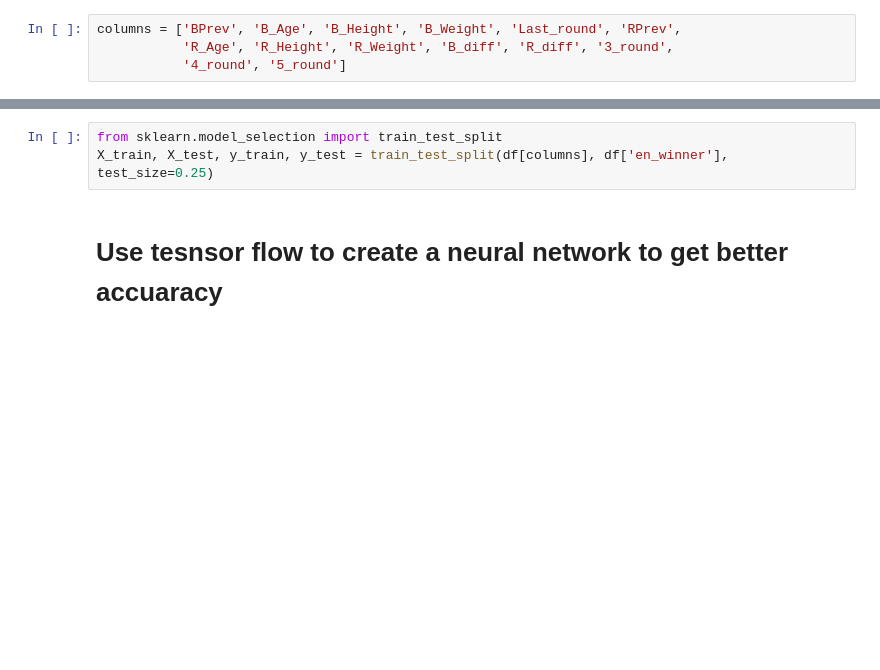
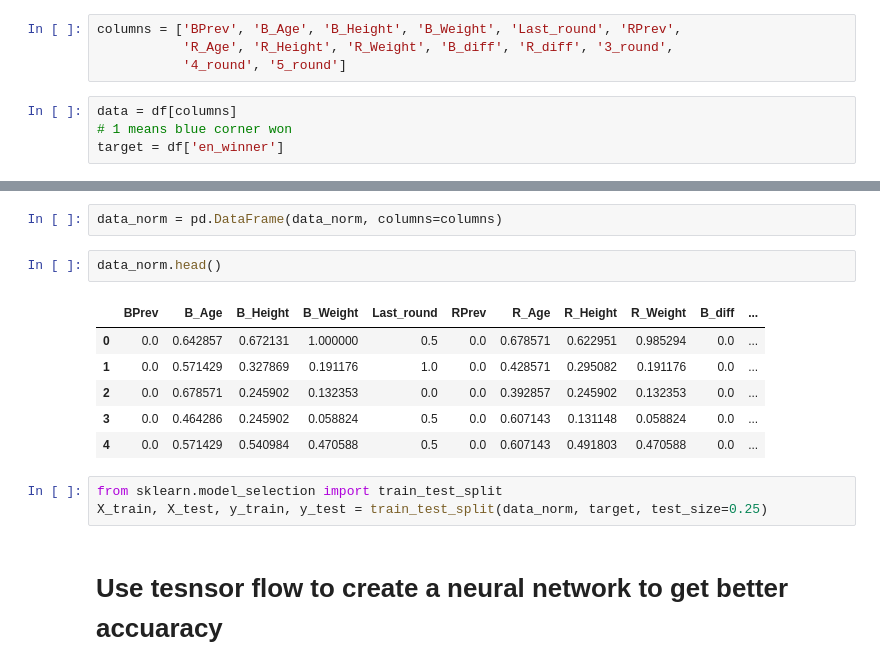
Before and after one commit to PWalis/UFC_DataAnalysis, a Jupyter notebook: Classification.ipynb, the cells around one changed output, grey strips where cells are left out. Cells and saved outputs as stored; diff of their text form; blank space fills up the shorter version.

```diff
--- a/Classification.ipynb
+++ b/Classification.ipynb
@@ -23,3 +23,7 @@ df['en_winner'] = en_winner
 columns = ['BPrev', 'B_Age', 'B_Height', 'B_Weight', 'Last_round', 'RPrev',
            'R_Age', 'R_Height', 'R_Weight', 'B_diff', 'R_diff', '3_round',
            '4_round', '5_round']
+# %%
+data = df[columns]
+# 1 means blue corner won
+target = df['en_winner']
@@ -26,6 +49,17 @@ columns = ['BPrev', 'B_Age', 'B_Height', 'B_Weight', 'Last_round', 'RPrev',
+# %%
+data_norm = pd.DataFrame(data_norm, columns=columns)
+# %%
+data_norm.head()
+# %% [output]
+|  | BPrev | B_Age | B_Height | B_Weight | Last_round | RPrev | R_Age | R_Height | R_Weight | B_diff | ... |
+| 0 | 0.0 | 0.642857 | 0.672131 | 1.000000 | 0.5 | 0.0 | 0.678571 | 0.622951 | 0.985294 | 0.0 | ... |
+| 1 | 0.0 | 0.571429 | 0.327869 | 0.191176 | 1.0 | 0.0 | 0.428571 | 0.295082 | 0.191176 | 0.0 | ... |
+| 2 | 0.0 | 0.678571 | 0.245902 | 0.132353 | 0.0 | 0.0 | 0.392857 | 0.245902 | 0.132353 | 0.0 | ... |
+| 3 | 0.0 | 0.464286 | 0.245902 | 0.058824 | 0.5 | 0.0 | 0.607143 | 0.131148 | 0.058824 | 0.0 | ... |
+| 4 | 0.0 | 0.571429 | 0.540984 | 0.470588 | 0.5 | 0.0 | 0.607143 | 0.491803 | 0.470588 | 0.0 | ... |
 # %%
 from sklearn.model_selection import train_test_split
-X_train, X_test, y_train, y_test = train_test_split(df[columns], df['en_winner'], test_size=0.25)
+X_train, X_test, y_train, y_test = train_test_split(data_norm, target, test_size=0.25)
 # %% [markdown]
 # Use tesnsor flow to create a neural network to get better accuaracy
 # %%
```
Also changed, not shown: parts of 11 cells of this notebook, 5 other files.
